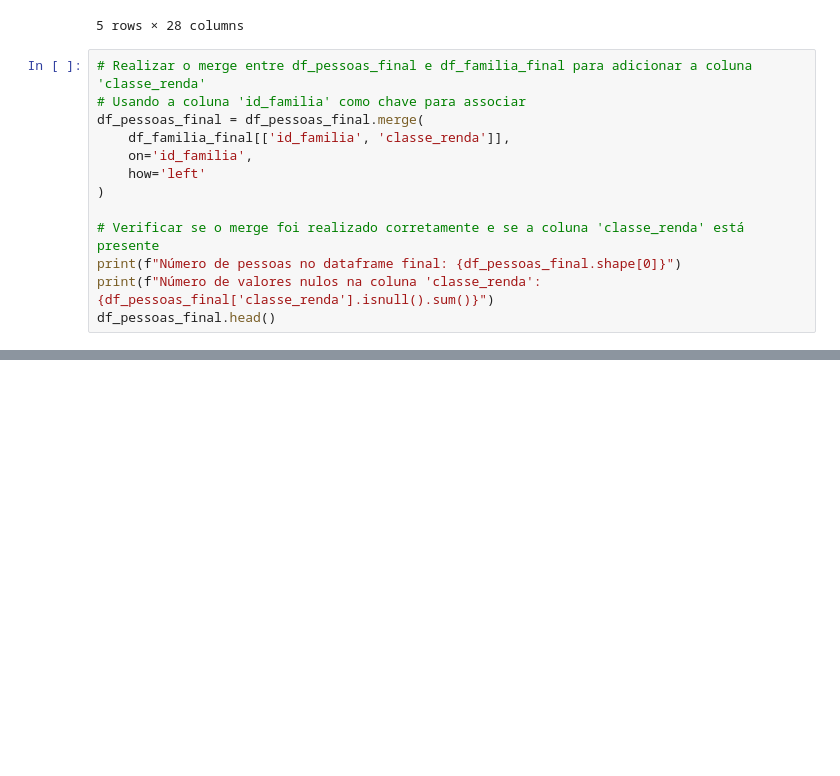
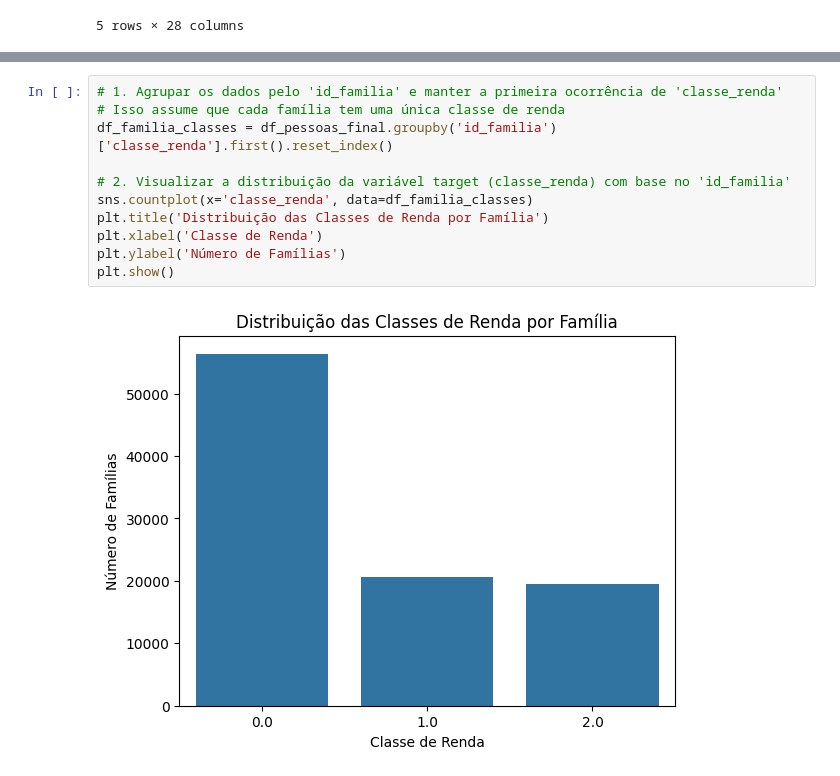
Before and after one commit to mariananresende/averiguacao_cadastral, a Jupyter notebook: Analises_Mariana/CatBoost_Pessoas.ipynb, the cells around one changed output, grey strips where cells are left out. Cells and saved outputs as stored; diff of their text form; blank space fills up the shorter version.

```diff
--- a/Analises_Mariana/CatBoost_Pessoas.ipynb
+++ b/Analises_Mariana/CatBoost_Pessoas.ipynb
@@ -93,16 +93,3 @@ df_familia_final.head()
 | 3 | 3303500 | 33 | 3 | 2 | 2 | 4419096 | 50.0 | 1.0 | ... |
 | 4 | 2800308 | 28 | 2 | 2 | 1 | 4241219 | 90.0 | 1.0 | ... |
 5 rows × 28 columns
-# %%
-# Realizar o merge entre df_pessoas_final e df_familia_final para adicionar a coluna 'classe_renda'
-# Usando a coluna 'id_familia' como chave para associar
-df_pessoas_final = df_pessoas_final.merge(
-    df_familia_final[['id_familia', 'classe_renda']],
-    on='id_familia',
-    how='left'
-)
-
-# Verificar se o merge foi realizado corretamente e se a coluna 'classe_renda' está presente
-print(f"Número de pessoas no dataframe final: {df_pessoas_final.shape[0]}")
-print(f"Número de valores nulos na coluna 'classe_renda': {df_pessoas_final['classe_renda'].isnull().sum()}")
-df_pessoas_final.head()
@@ -177,0 +103,13 @@ print("Feature Importances:\n", feature_importances)
+# %%
+# 1. Agrupar os dados pelo 'id_familia' e manter a primeira ocorrência de 'classe_renda'
+# Isso assume que cada família tem uma única classe de renda
+df_familia_classes = df_pessoas_final.groupby('id_familia')['classe_renda'].first().reset_index()
+
+# 2. Visualizar a distribuição da variável target (classe_renda) com base no 'id_familia'
+sns.countplot(x='classe_renda', data=df_familia_classes)
+plt.title('Distribuição das Classes de Renda por Família')
+plt.xlabel('Classe de Renda')
+plt.ylabel('Número de Famílias')
+plt.show()
+# %% [output]
+[figure, added]
```
Also changed, not shown: parts of 42 cells of this notebook, 11 other files.
